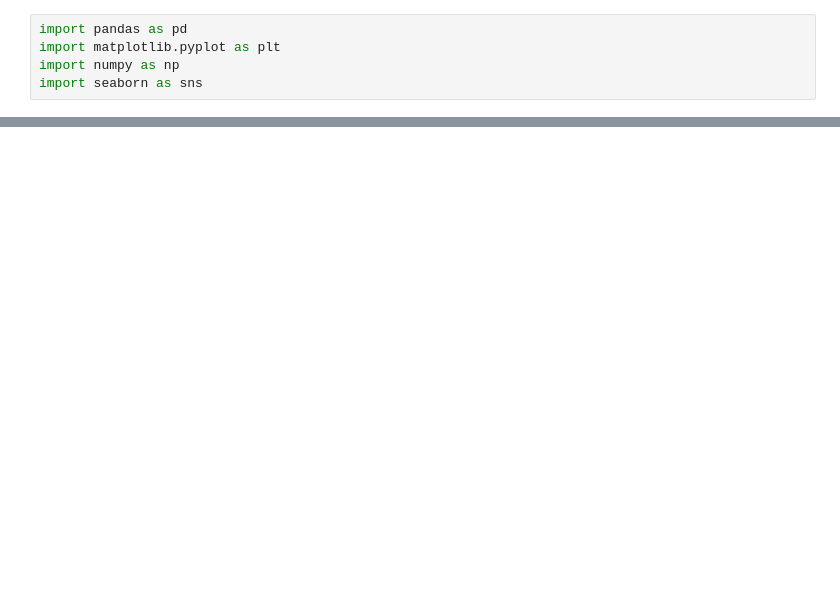
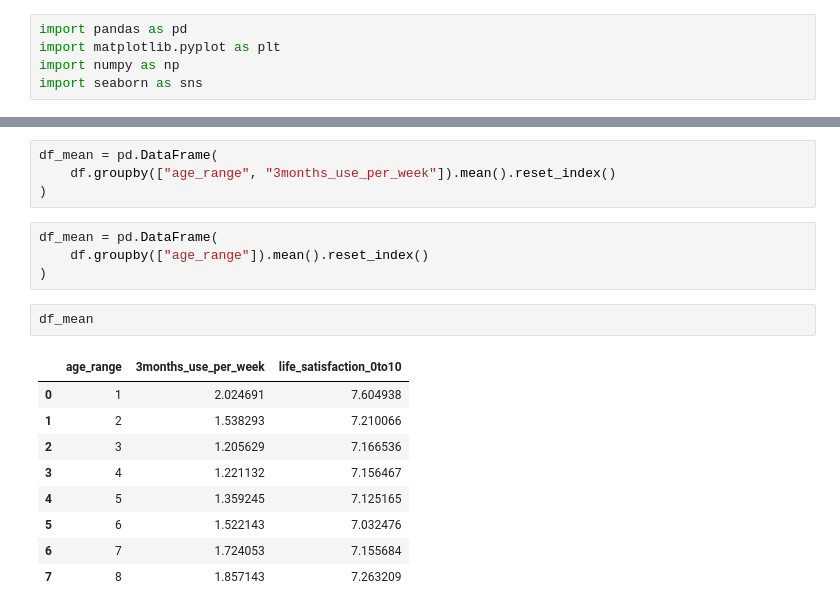
Before and after one commit to faustourrutiareyes/information-visualization-project, a Jupyter notebook: plotting.ipynb, the cells around one changed output, grey strips where cells are left out. Drawn from its saved outputs; the diff is of its cells as text; blank space fills up the shorter version.

```diff
--- a/plotting.ipynb
+++ b/plotting.ipynb
@@ -41,0 +20,20 @@ plt.show()
+# %%
+df_mean = pd.DataFrame(
+    df.groupby(["age_range", "3months_use_per_week"]).mean().reset_index()
+)
+# %%
+df_mean = pd.DataFrame(
+    df.groupby(["age_range"]).mean().reset_index()
+)
+# %%
+df_mean
+# %% [output]
+|  | age_range | 3months_use_per_week | life_satisfaction_0to10 |
+| 0 | 1 | 2.024691 | 7.604938 |
+| 1 | 2 | 1.538293 | 7.210066 |
+| 2 | 3 | 1.205629 | 7.166536 |
+| 3 | 4 | 1.221132 | 7.156467 |
+| 4 | 5 | 1.359245 | 7.125165 |
+| 5 | 6 | 1.522143 | 7.032476 |
+| 6 | 7 | 1.724053 | 7.155684 |
+| 7 | 8 | 1.857143 | 7.263209 |
```
Also changed, not shown: parts of 8 cells of this notebook, 9 other files.
